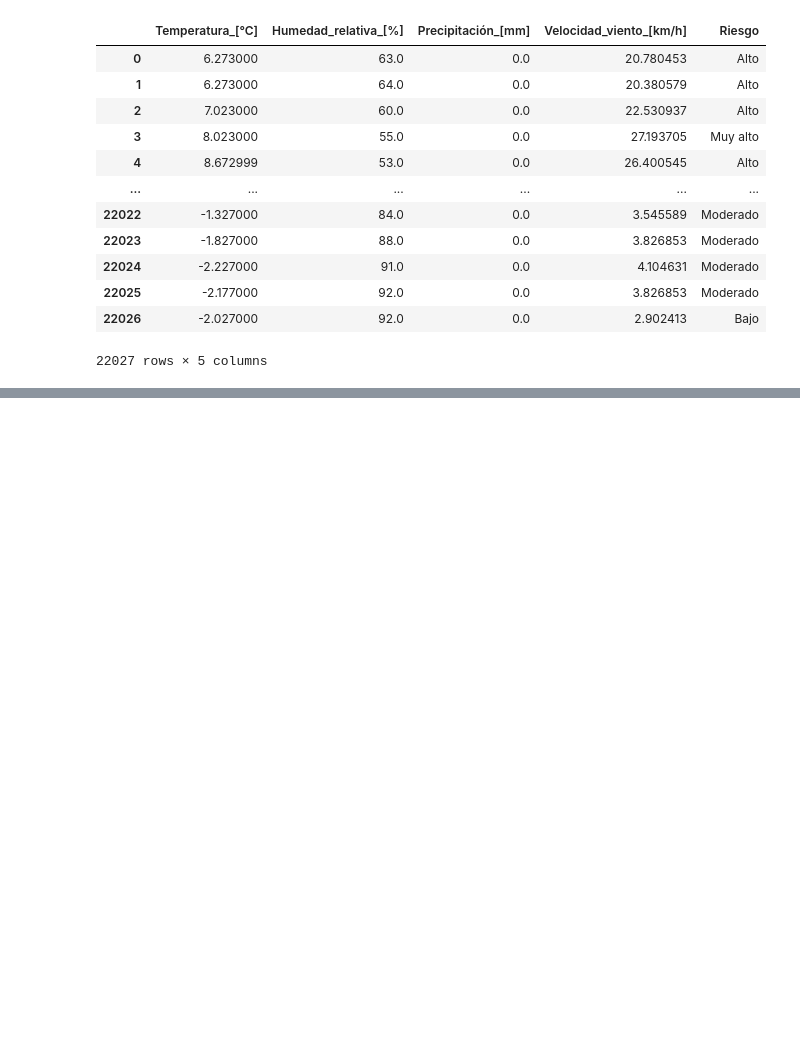
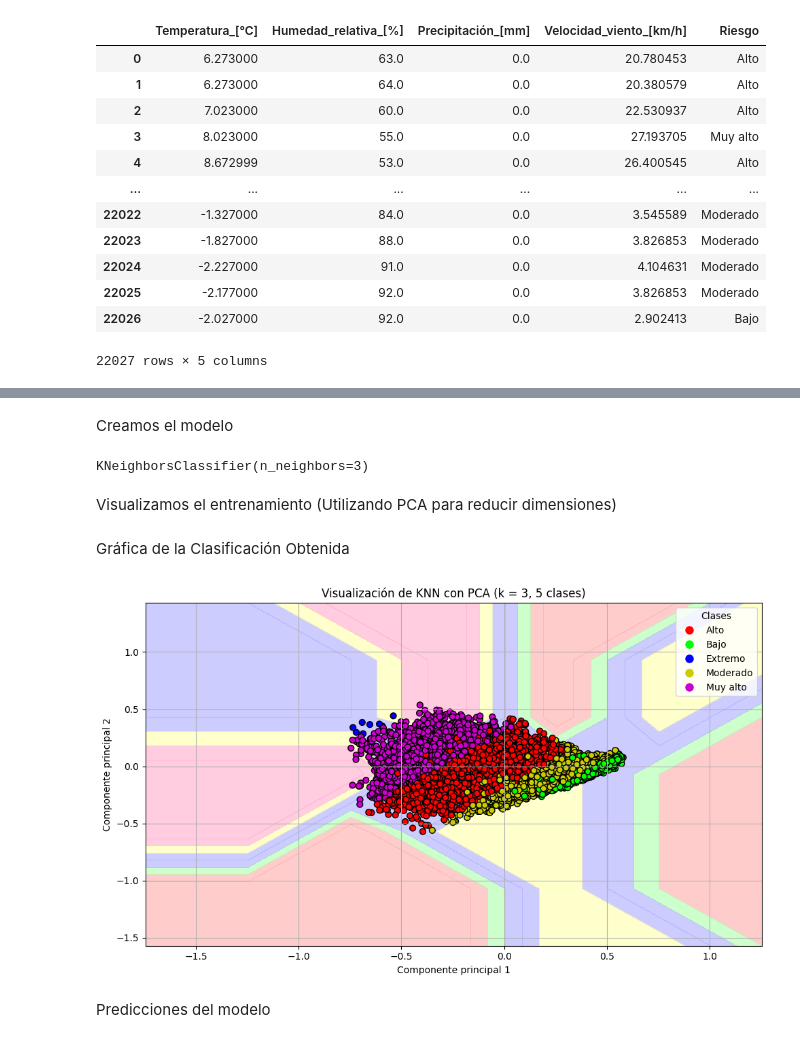
Before and after one commit to Axumis/Parcial_Aprendizaje_Automatico, a Jupyter notebook: models/Prueba_de_aprendizaje_automatico_entrenamiento.ipynb, the cells around one changed output, grey strips where cells are left out. Cells and saved outputs as stored; diff of their text form; code cells hidden in the pictures; blank space fills up the shorter version.

```diff
--- a/models/Prueba_de_aprendizaje_automatico_entrenamiento.ipynb
+++ b/models/Prueba_de_aprendizaje_automatico_entrenamiento.ipynb
@@ -35,0 +65,51 @@ df
+# %% [markdown]
+Creamos el modelo
+# %%
+# 5. Entrenamos y predecimos
+k = 3 #Asignamos un valor de k
+knn = KNeighborsClassifier(n_neighbors=k)
+knn.fit(X_train_pca, y_train)
+# %% [output]
+KNeighborsClassifier(n_neighbors=3)
+# %% [markdown]
+Visualizamos el entrenamiento (Utilizando PCA para reducir dimensiones)
+# %% [markdown]
+Gráfica de la Clasificación Obtenida
+# %%
+# Crear malla para frontera de decisión
+h = 0.5
+x_min, x_max = X_train_pca[:, 0].min() - 1, X_train_pca[:, 0].max() + 1
+y_min, y_max = X_train_pca[:, 1].min() - 1, X_train_pca[:, 1].max() + 1
+xx, yy = np.meshgrid(np.arange(x_min, x_max, h),
+                     np.arange(y_min, y_max, h))
+Z = knn.predict(np.c_[xx.ravel(), yy.ravel()])
+Z = Z.reshape(xx.shape)
+
+# Colores
+cmap_light = ListedColormap(['#FFAAAA', '#AAFFAA', '#AAAAFF', '#FFFFAA', '#FFAACC'])
+cmap_bold = ListedColormap(['#FF0000', '#00FF00', '#0000FF', '#CCCC00', '#CC00CC'])
+
+# Graficar
+plt.figure(figsize=(10, 6))
+plt.contourf(xx, yy, Z, cmap=cmap_light, alpha=0.6)
+scatter = plt.scatter(X_train_pca[:, 0], X_train_pca[:, 1], c=y_train,
+                      cmap=cmap_bold, edgecolor='k', s=40)
+
+# Crear leyenda con los nombres originales de las clases
+legend_labels = le.inverse_transform(np.unique(y_train))
+legend_colors = [scatter.cmap(scatter.norm(i)) for i in np.unique(y_train)]
+patches = [plt.Line2D([0], [0], marker='o', color='w',
+                      label=label, markerfacecolor=color, markersize=10)
+           for label, color in zip(legend_labels, legend_colors)]
+
+plt.legend(handles=patches, title="Clases")
+plt.title(f"Visualización de KNN con PCA (k = {k}, {len(legend_labels)} clases)")
+plt.xlabel("Componente principal 1")
+plt.ylabel("Componente principal 2")
+plt.grid(True)
+plt.tight_layout()
+plt.show()
+# %% [output]
+[figure, added]
+# %% [markdown]
+Predicciones del modelo
```
Also changed, not shown: parts of 10 cells of this notebook.
